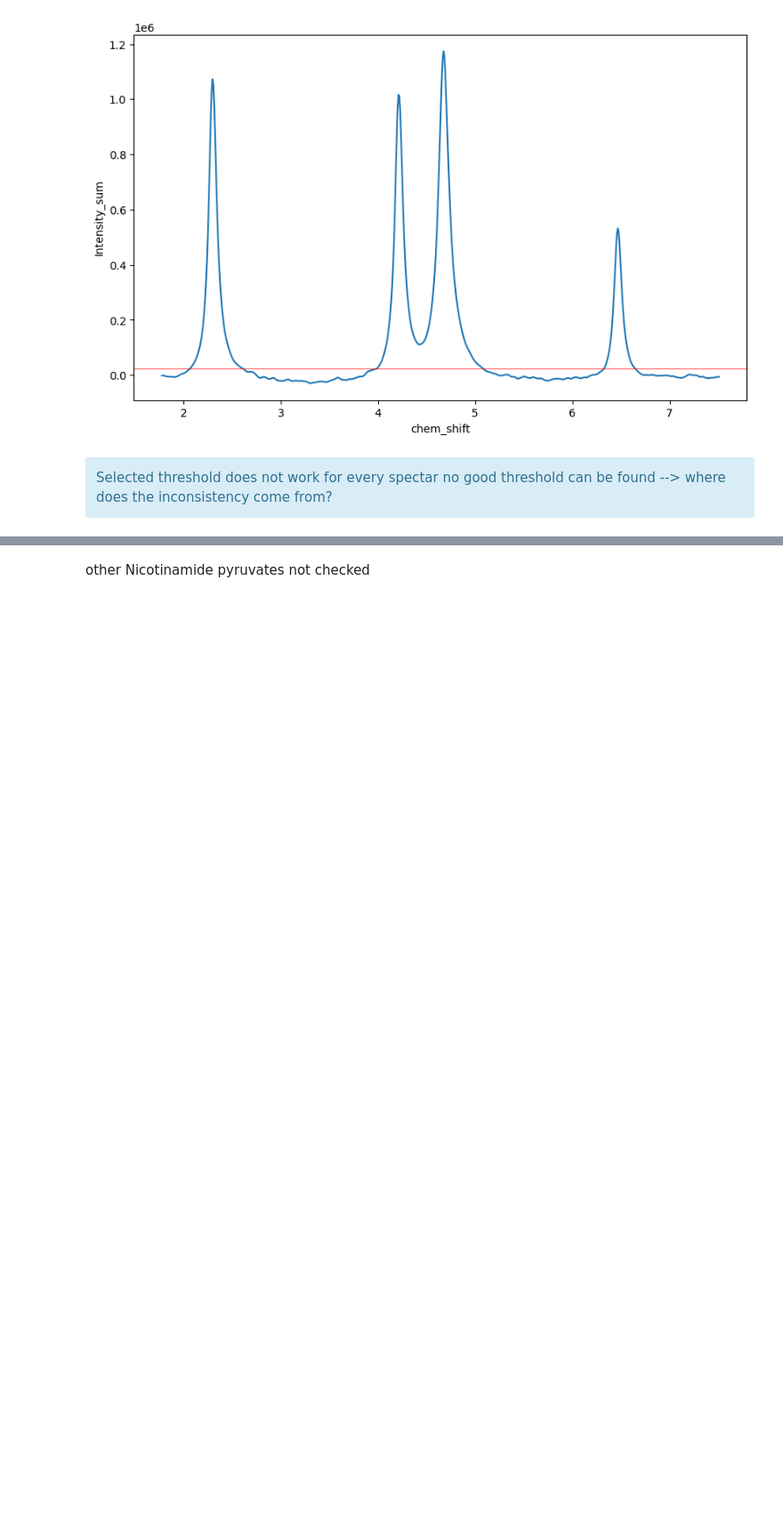
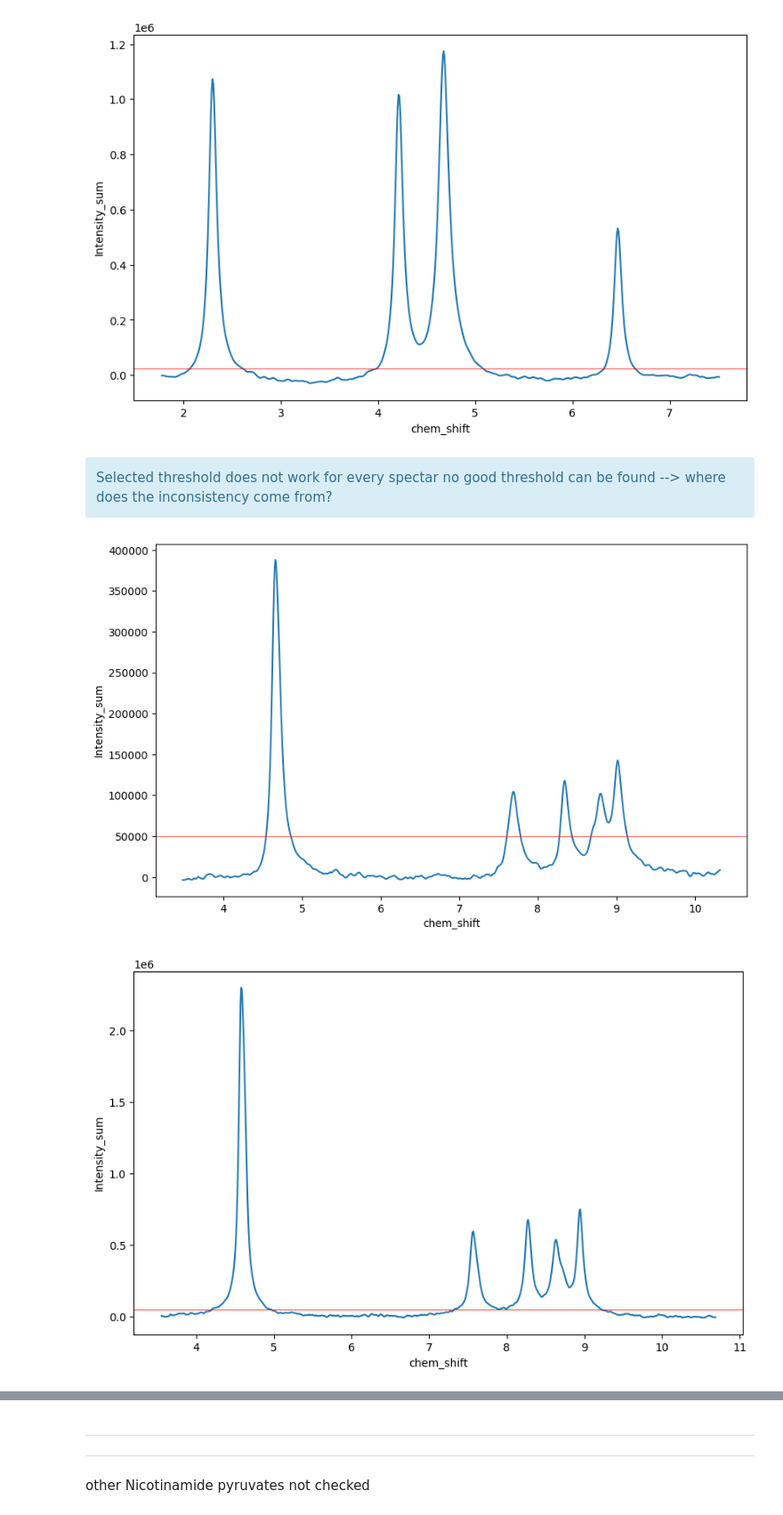
Before and after one commit to RATFIVE/MoinCC-AI4metabolomics, a Jupyter notebook: 02_Preprocessing/sumup_Peakfit.ipynb, the cells around one changed output, grey strips where cells are left out. Shown at 89% size. Saved outputs shown, nothing was run; the diff lists cells and outputs as text; code cells hidden in the pictures; blank space fills up the shorter version.

```diff
--- a/02_Preprocessing/sumup_Peakfit.ipynb
+++ b/02_Preprocessing/sumup_Peakfit.ipynb
@@ -75,7 +78,11 @@ FileNotFoundError: [Errno 2] No such file or directory: '../Data/FA_20240715_2H_
 <div class="alert alert-block alert-info">
 Selected threshold does not work for every spectar no good threshold can be found --> where does the inconsistency come from?
 # %%
-#substrate_spectra('Nicotinamide-d4',0.05e6 )
+
+substrate_spectra('Nicotinamide-d4',0.05e6 )
 
 #--> inconsistent threshold needed
 # spectra are very variable
+# %% [output]
+[figure, added]
+[figure, added]
@@ -82,4 +91,7 @@ Selected threshold does not work for every spectar no good threshold can be foun
 # %%
 #substrate_spectra('Nicotinamide-d4+ pyruvate (500mM)',0.05e6 )
+# %% [markdown]
+---
+---
 # %% [markdown]
 other Nicotinamide pyruvates not checked
```
Also changed, not shown: parts of 13 cells of this notebook, 2 other files.
